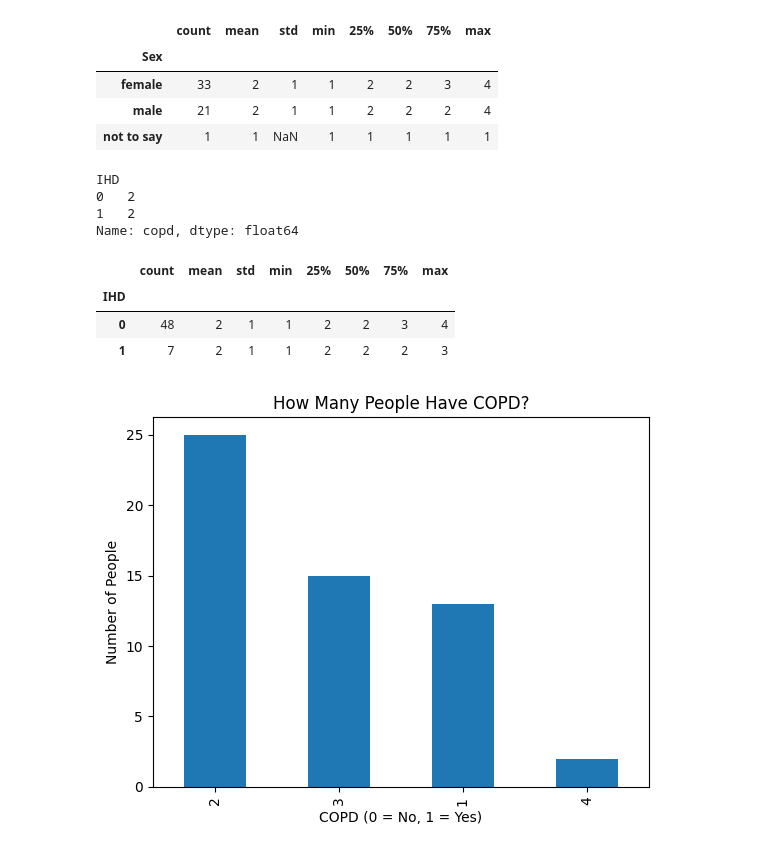
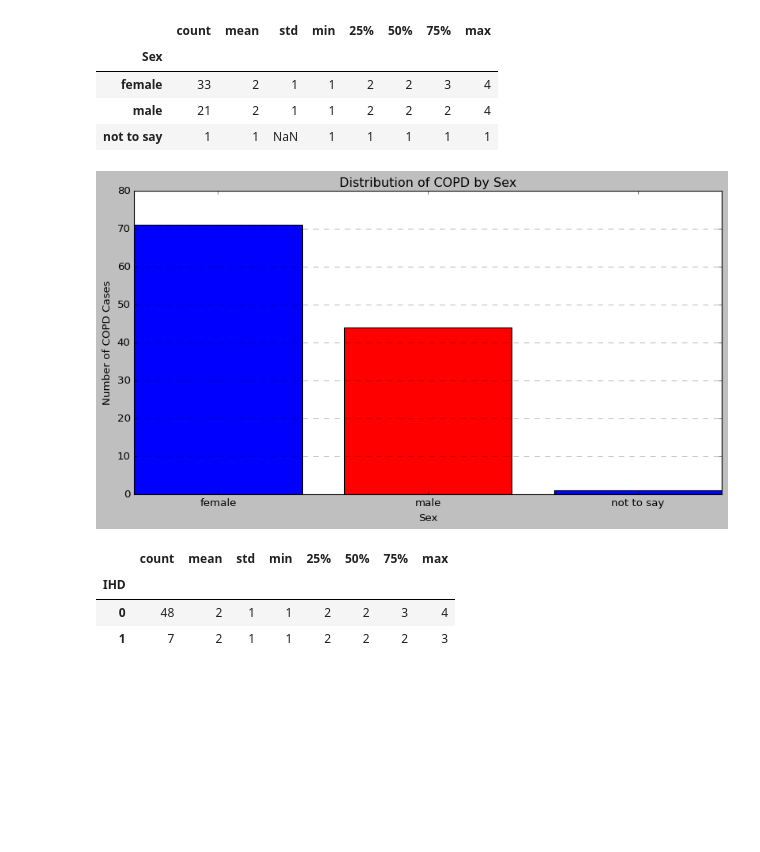
Before and after one commit to TrishS7777/Capstone_Project_2025_Patricia_Sullivan1, a Jupyter notebook: CapstoneProject2025PatriciaSullivan.ipynb, the cells around one changed output. Cells and saved outputs as stored; diff of their text form; code cells hidden in the pictures; blank space fills up the shorter version.

```diff
--- a/CapstoneProject2025PatriciaSullivan.ipynb
+++ b/CapstoneProject2025PatriciaSullivan.ipynb
@@ -902,14 +902,23 @@ merged_copd_dataset2_cleaned.groupby('Sex')['copd'].describe()
 | female | 33 | 2 | 1 | 1 | 2 | 2 | 3 | 4 |
 | male | 21 | 2 | 1 | 1 | 2 | 2 | 2 | 4 |
 | not to say | 1 | 1 | NaN | 1 | 1 | 1 | 1 | 1 |
-# %%
-# Find out if people with heart disease have more incidences of copd
-merged_copd_dataset2_cleaned.groupby('IHD')['copd'].mean()
-# %% [output]
-IHD
-0   2
-1   2
-Name: copd, dtype: float64
+# %%
+# Count COPD occurences grouped by Sex
+copd_counts_by_sex = merged_copd_dataset2_cleaned.groupby('Sex')['copd'].sum()
+
+# Plot a simple histogram
+plt.figure(figsize=(12,6))
+plt.bar(copd_counts_by_sex.index, copd_counts_by_sex.values, color=['blue', 'red'], edgecolor='black')
+
+# Axis Titles
+plt.xlabel("Sex")
+plt.ylabel("Number of COPD Cases")
+plt.title("Distribution of COPD by Sex")
+plt.grid(axis='y', linestyle='--', alpha=0.5)
+
+plt.show()
+# %% [output]
+[figure, added]
 # %%
 # If the percentage is high, heart disease and COPD might be connected.
 merged_copd_dataset2_cleaned.groupby('IHD')['copd'].describe()
@@ -918,11 +927,3 @@ merged_copd_dataset2_cleaned.groupby('IHD')['copd'].describe()
 | IHD |  |  |  |  |  |  |  |  |
 | 0 | 48 | 2 | 1 | 1 | 2 | 2 | 3 | 4 |
 | 1 | 7 | 2 | 1 | 1 | 2 | 2 | 2 | 3 |
-# %%
-merged_copd_dataset2_cleaned['copd'].value_counts().plot(kind='bar')
-plt.xlabel('COPD (0 = No, 1 = Yes)')
-plt.ylabel('Number of People')
-plt.title('How Many People Have COPD?')
-plt.show()
-# %% [output]
-[figure, removed]
```
Also changed, not shown: parts of 4 cells of this notebook.
